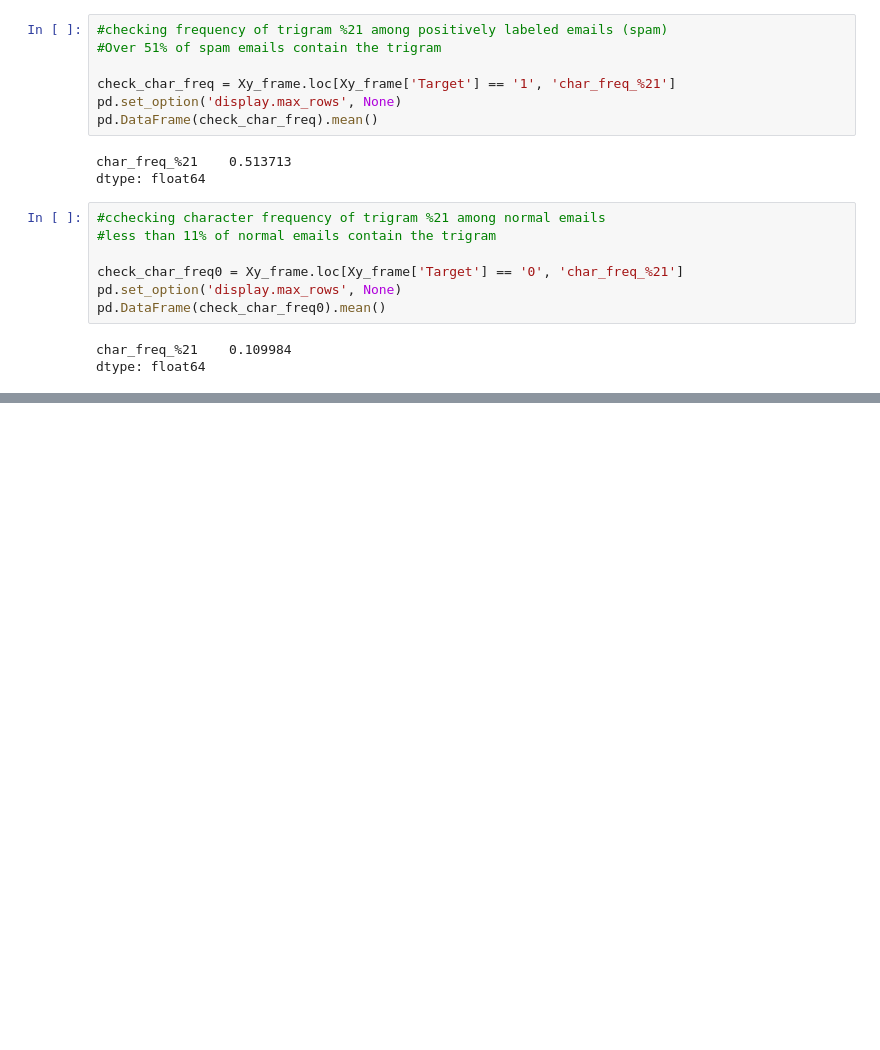
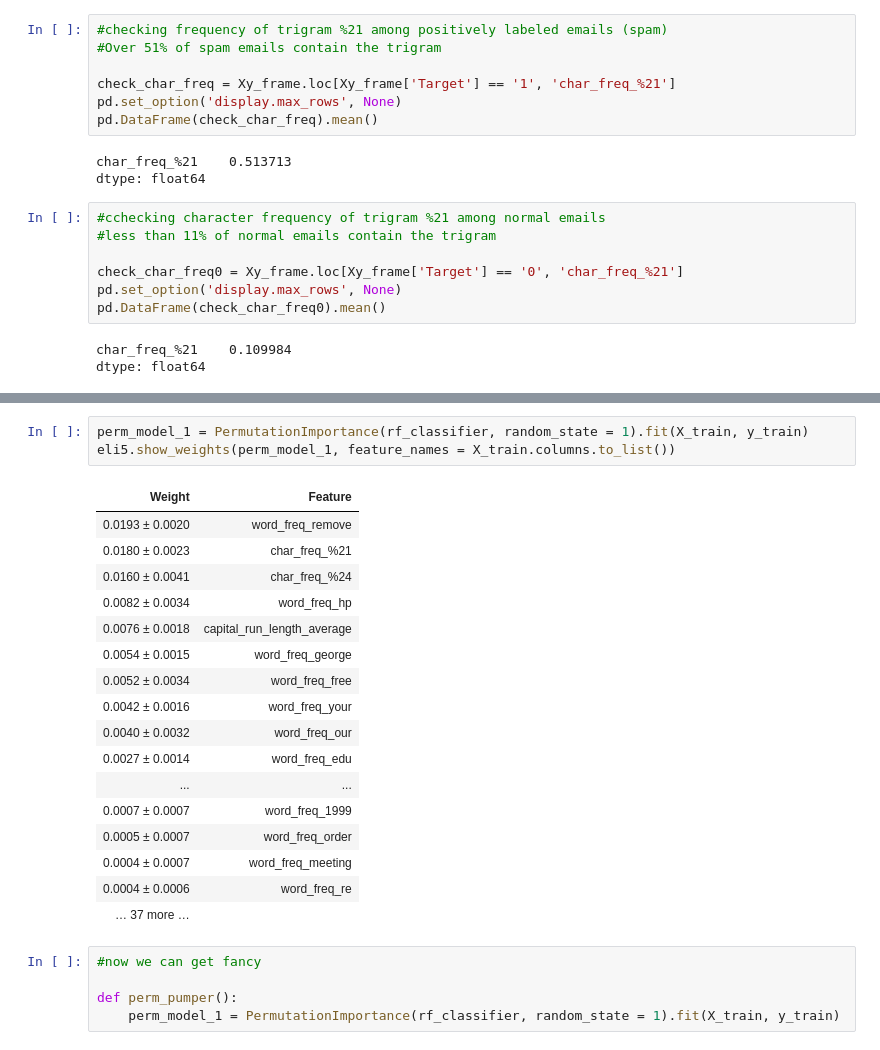
Before and after one commit to bdjulian/bdjulian.github.io, a Jupyter notebook: Projects/spam-minilab.ipynb, the cells around one changed output, grey strips where cells are left out. Cells and saved outputs as stored; diff of their text form; blank space fills up the shorter version.

Commit message:
more upgrades, starting feature engineering
feature engineering will start with permutation importance, as that's all I am learning.

```diff
--- a/Projects/spam-minilab.ipynb
+++ b/Projects/spam-minilab.ipynb
@@ -248,0 +259,26 @@ dtype: float64
+# %%
+perm_model_1 = PermutationImportance(rf_classifier, random_state = 1).fit(X_train, y_train)
+eli5.show_weights(perm_model_1, feature_names = X_train.columns.to_list())
+# %% [output]
+| Weight | Feature |
+| 0.0193 ± 0.0020 | word_freq_remove |
+| 0.0180 ± 0.0023 | char_freq_%21 |
+| 0.0160 ± 0.0041 | char_freq_%24 |
+| 0.0082 ± 0.0034 | word_freq_hp |
+| 0.0076 ± 0.0018 | capital_run_length_average |
+| 0.0054 ± 0.0015 | word_freq_george |
+| 0.0052 ± 0.0034 | word_freq_free |
+| 0.0042 ± 0.0016 | word_freq_your |
+| 0.0040 ± 0.0032 | word_freq_our |
+| 0.0027 ± 0.0014 | word_freq_edu |
+| ... | ... |
+| 0.0007 ± 0.0007 | word_freq_1999 |
+| 0.0005 ± 0.0007 | word_freq_order |
+| 0.0004 ± 0.0007 | word_freq_meeting |
+| 0.0004 ± 0.0006 | word_freq_re |
+| … 37 more … |  |
+# %%
+#now we can get fancy
+
+def perm_pumper():
+    perm_model_1 = PermutationImportance(rf_classifier, random_state = 1).fit(X_train, y_train)
```
Also changed, not shown: parts of 5 cells of this notebook.
